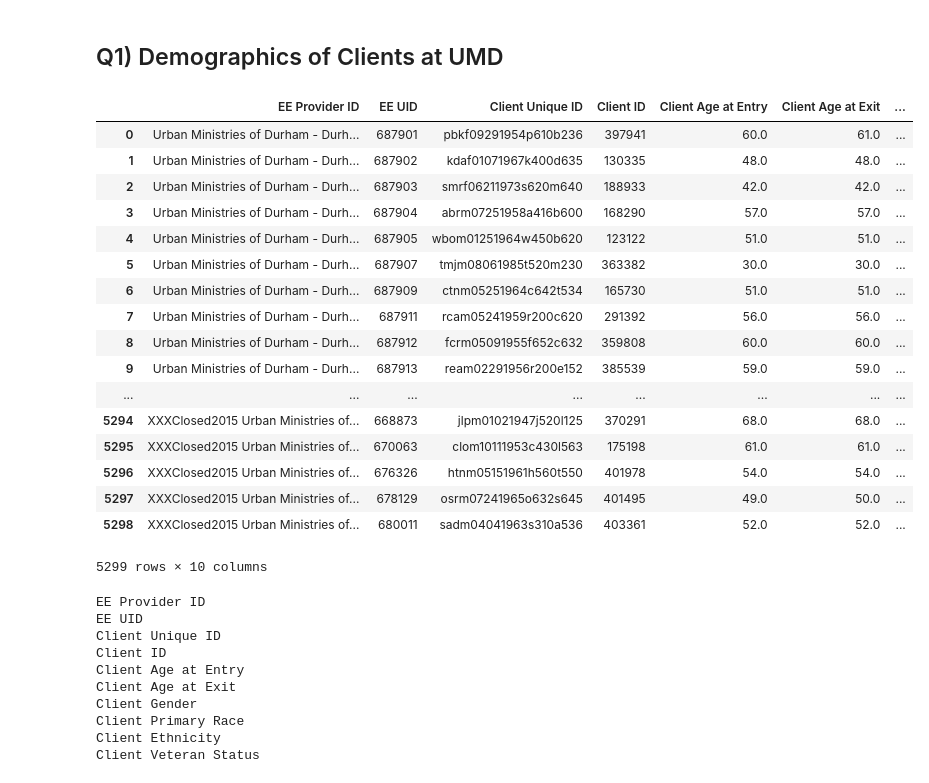
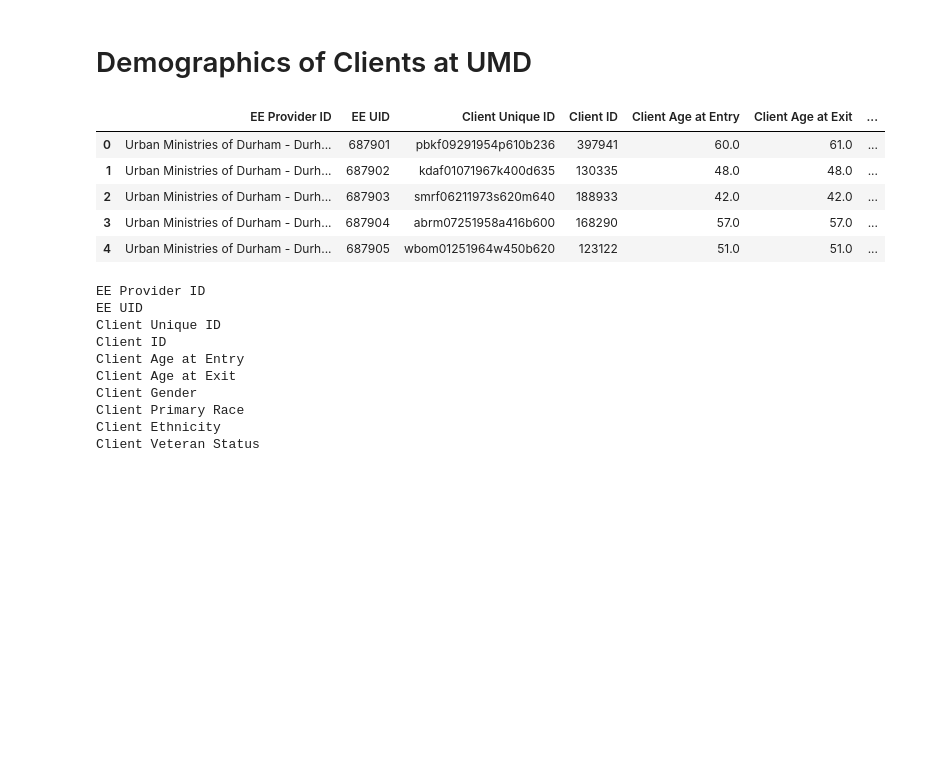
Before and after one commit to datasci611/bios611-projects-fall-2019-jennprk, a Jupyter notebook: project_3/scripts/DataWrangling.ipynb, the cells around one changed output. Cells and saved outputs as stored; diff of their text form; code cells hidden in the pictures; blank space fills up the shorter version.

```diff
--- a/project_3/scripts/DataWrangling.ipynb
+++ b/project_3/scripts/DataWrangling.ipynb
@@ -5,29 +5,17 @@ import pandas as pd
 import sys
 import math
 # %% [markdown]
-## Q1) Demographics of Clients at UMD
+# Demographics of Clients at UMD
 # %%
-client = pd.read_csv("/Users/jieun/github_updated/bios611-projects-fall-2019-jennprk/project_3/data/CLIENT_191102.tsv", sep='\t')
-client
+client = pd.read_csv("/Users/jieun/github_updated/bios611-projects-fall-2019-jennprk/project_3/data/CLIENT_191102.tsv", sep="\t")
+client.head()
 # %% [output]
 |  | EE Provider ID | EE UID | Client Unique ID | Client ID | Client Age at Entry | Client Age at Exit | ... |
 | 0 | Urban Ministries of Durham - Durh... | 687901 | pbkf09291954p610b236 | 397941 | 60.0 | 61.0 | ... |
 | 1 | Urban Ministries of Durham - Durh... | 687902 | kdaf01071967k400d635 | 130335 | 48.0 | 48.0 | ... |
 | 2 | Urban Ministries of Durham - Durh... | 687903 | smrf06211973s620m640 | 188933 | 42.0 | 42.0 | ... |
 | 3 | Urban Ministries of Durham - Durh... | 687904 | abrm07251958a416b600 | 168290 | 57.0 | 57.0 | ... |
 | 4 | Urban Ministries of Durham - Durh... | 687905 | wbom01251964w450b620 | 123122 | 51.0 | 51.0 | ... |
-| 5 | Urban Ministries of Durham - Durh... | 687907 | tmjm08061985t520m230 | 363382 | 30.0 | 30.0 | ... |
-| 6 | Urban Ministries of Durham - Durh... | 687909 | ctnm05251964c642t534 | 165730 | 51.0 | 51.0 | ... |
-| 7 | Urban Ministries of Durham - Durh... | 687911 | rcam05241959r200c620 | 291392 | 56.0 | 56.0 | ... |
-| 8 | Urban Ministries of Durham - Durh... | 687912 | fcrm05091955f652c632 | 359808 | 60.0 | 60.0 | ... |
-| 9 | Urban Ministries of Durham - Durh... | 687913 | ream02291956r200e152 | 385539 | 59.0 | 59.0 | ... |
-| ... | ... | ... | ... | ... | ... | ... | ... |
-| 5294 | XXXClosed2015 Urban Ministries of... | 668873 | jlpm01021947j520l125 | 370291 | 68.0 | 68.0 | ... |
-| 5295 | XXXClosed2015 Urban Ministries of... | 670063 | clom10111953c430l563 | 175198 | 61.0 | 61.0 | ... |
-| 5296 | XXXClosed2015 Urban Ministries of... | 676326 | htnm05151961h560t550 | 401978 | 54.0 | 54.0 | ... |
-| 5297 | XXXClosed2015 Urban Ministries of... | 678129 | osrm07241965o632s645 | 401495 | 49.0 | 50.0 | ... |
-| 5298 | XXXClosed2015 Urban Ministries of... | 680011 | sadm04041963s310a536 | 403361 | 52.0 | 52.0 | ... |
-5299 rows × 10 columns
 # %%
 # Check the original column names and change to neater version
 for col in client.columns:
```
Also changed, not shown: parts of 40 cells of this notebook, 2 other files.
